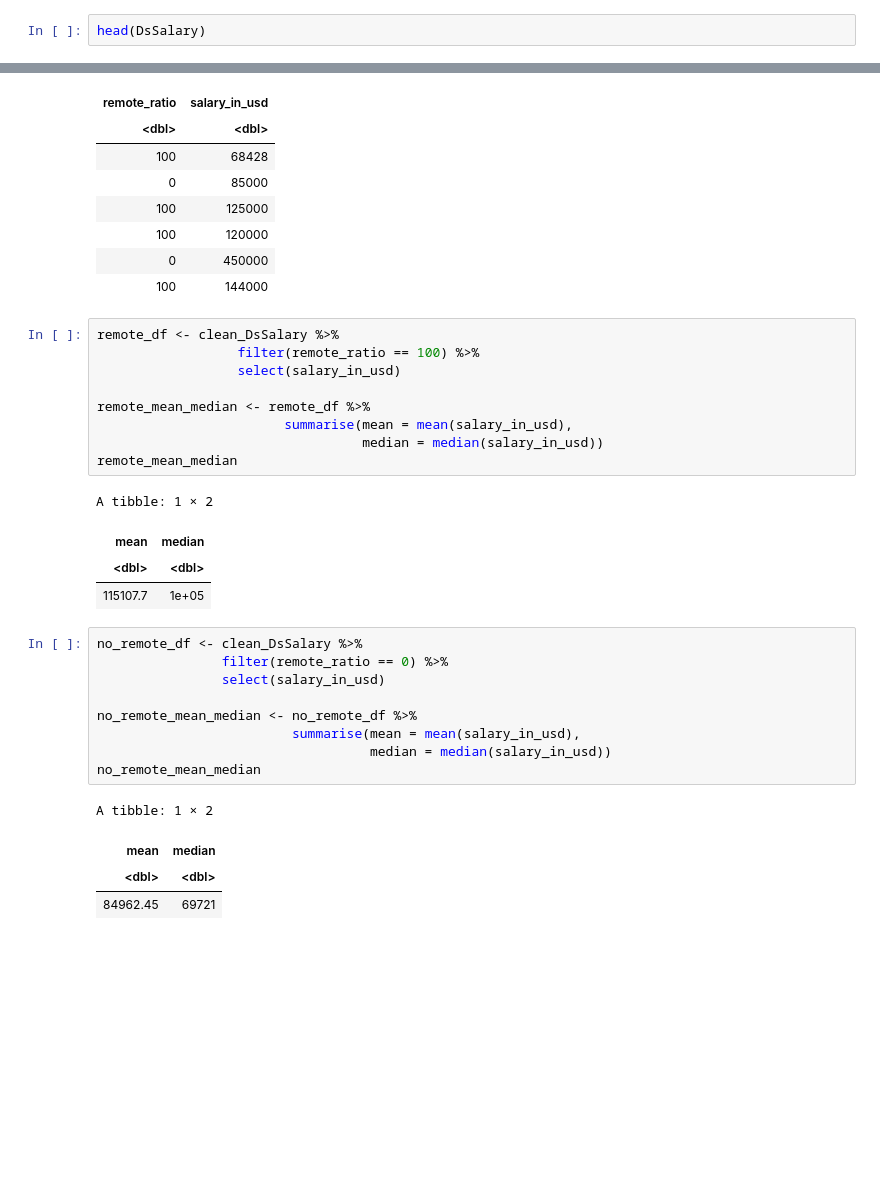
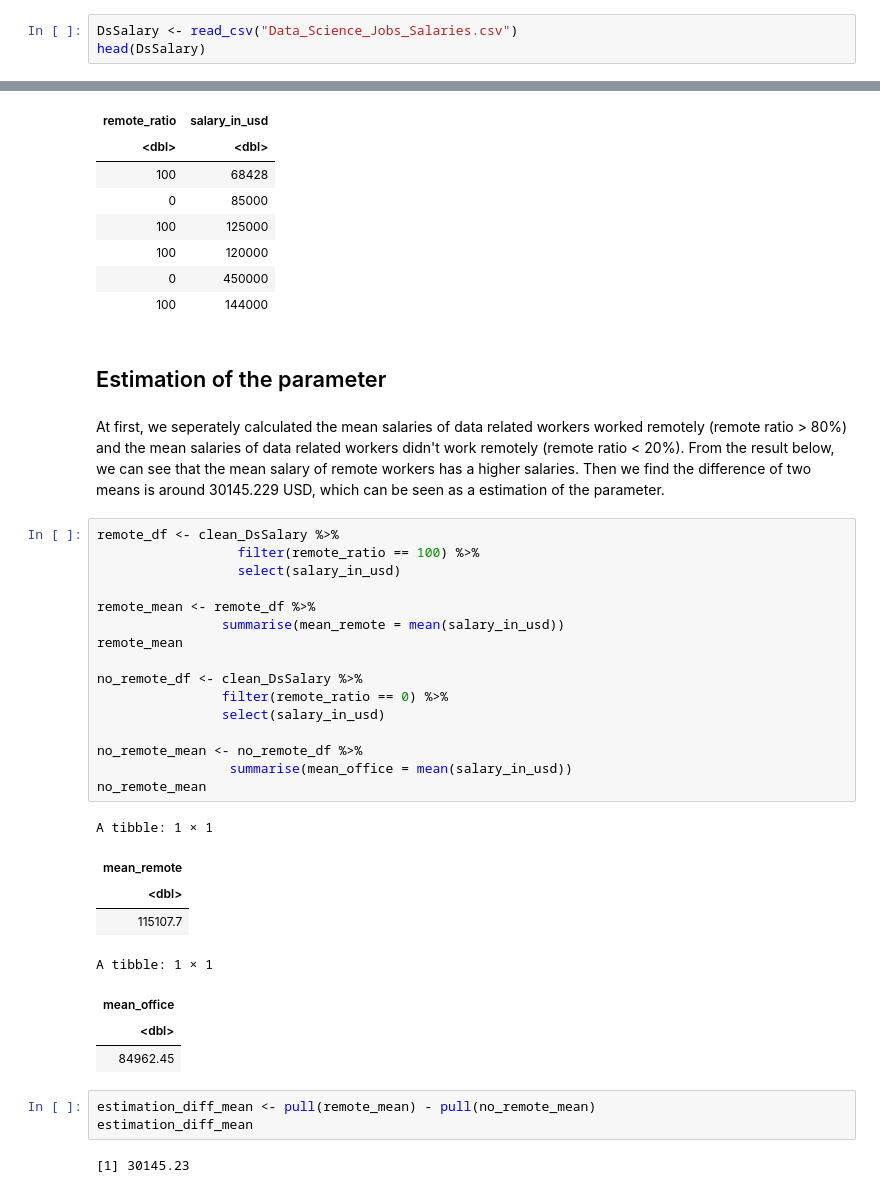
Before and after one commit to Wills-Hao/DS-Salary-Factor-Remote-R, a Jupyter notebook: Projectproposal.ipynb, the cells around one changed output, grey strips where cells are left out. Cells and saved outputs as stored; diff of their text form; blank space fills up the shorter version.

```diff
--- a/Projectproposal.ipynb
+++ b/Projectproposal.ipynb
@@ -28,3 +13,4 @@ dbl (4): work_year, salary, salary_in_usd, remote_ratio
 # %%
+DsSalary <- read_csv("Data_Science_Jobs_Salaries.csv")
 head(DsSalary)
 # %% [output]
@@ -53,31 +49,37 @@ A tibble: 6 × 2
 | 100 | 120000 |
 | 0 | 450000 |
 | 100 | 144000 |
+# %% [markdown]
+## Estimation of the parameter
+# %% [markdown]
+At first, we seperately calculated the mean salaries of data related workers worked remotely (remote ratio > 80%) and the mean salaries of data related workers didn't work remotely (remote ratio < 20%). From the result below, we can see that the mean salary of remote workers has a higher salaries. Then we find the difference of two means is around 30145.229 USD, which can be seen as a estimation of the parameter.
 # %%
 remote_df <- clean_DsSalary %>%
                   filter(remote_ratio == 100) %>%
                   select(salary_in_usd)
 
-remote_mean_median <- remote_df %>%
-                        summarise(mean = mean(salary_in_usd),
-                                  median = median(salary_in_usd))
-remote_mean_median
+remote_mean <- remote_df %>%
+                summarise(mean_remote = mean(salary_in_usd))
+remote_mean
+
+no_remote_df <- clean_DsSalary %>%
+                filter(remote_ratio == 0) %>%
+                select(salary_in_usd)
+
+no_remote_mean <- no_remote_df %>%
+                 summarise(mean_office = mean(salary_in_usd))
+no_remote_mean
 # %% [output]
-A tibble: 1 × 2
+A tibble: 1 × 1
-| mean | median |
-| <dbl> | <dbl> |
-| 115107.7 | 1e+05 |
+| mean_remote |
+| <dbl> |
+| 115107.7 |
+A tibble: 1 × 1
+| mean_office |
+| <dbl> |
+| 84962.45 |
-# %%
-no_remote_df <- clean_DsSalary %>%
-                filter(remote_ratio == 0) %>%
-                select(salary_in_usd)
-
-no_remote_mean_median <- no_remote_df %>%
-                         summarise(mean = mean(salary_in_usd),
-                                   median = median(salary_in_usd))
-no_remote_mean_median
-# %% [output]
-A tibble: 1 × 2
-| mean | median |
-| <dbl> | <dbl> |
-| 84962.45 | 69721 |
+# %%
+estimation_diff_mean <- pull(remote_mean) - pull(no_remote_mean)
+estimation_diff_mean
+# %% [output]
+[1] 30145.23
```
Also changed, not shown: parts of 10 cells of this notebook.
